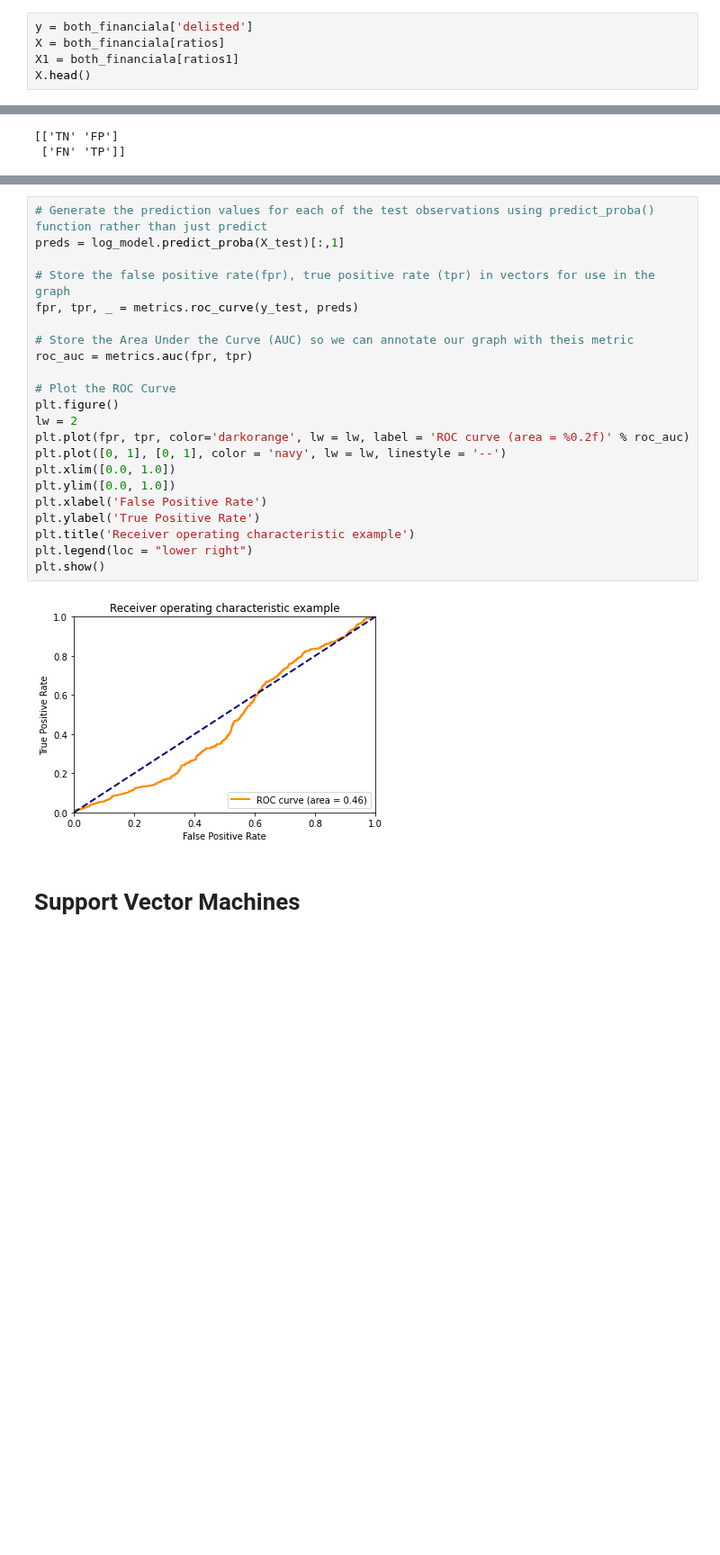
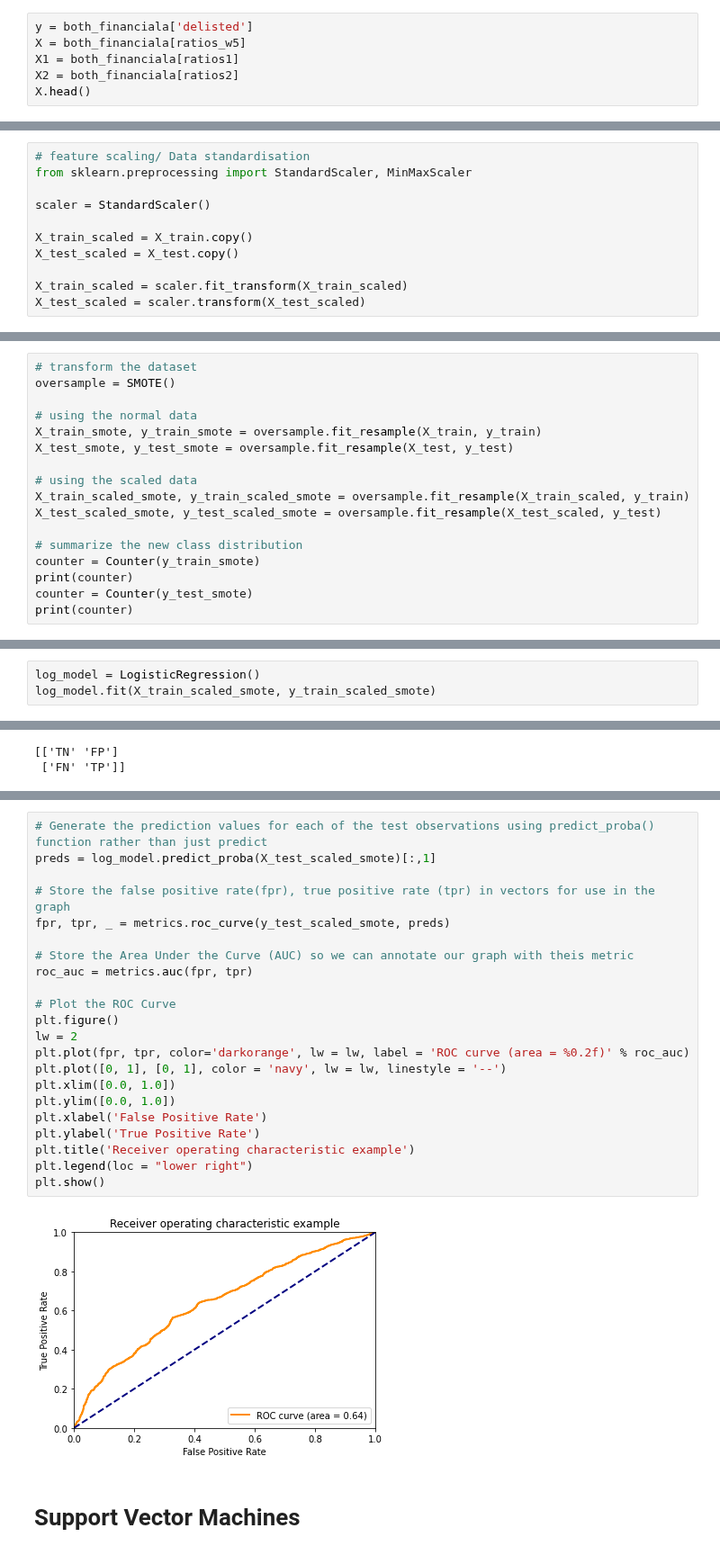
Before and after one commit to gentley99/IOD_2020_JIN, a Jupyter notebook: Assignment/Mini project 2/Mini project 2 - Jin .ipynb, the cells around one changed output, grey strips where cells are left out. Shown at 90% size. Saved outputs shown, nothing was run; the diff lists cells and outputs as text; blank space fills up the shorter version.

```diff
--- a/Assignment/Mini project 2/Mini project 2 - Jin .ipynb
+++ b/Assignment/Mini project 2/Mini project 2 - Jin .ipynb
@@ -447,7 +470,8 @@ both_financiala = both_financiala.loc[both_financiala['year']<2020]
 # EDA
 # %%
 y = both_financiala['delisted']
-X = both_financiala[ratios]
+X = both_financiala[ratios_w5]
 X1 = both_financiala[ratios1]
+X2 = both_financiala[ratios2]
 X.head()
 # %% [output]
@@ -548,2 +632,13 @@ both_financiala.loc[both_financiala['delisted']==0][ratios].describe()
+# %%
+# feature scaling/ Data standardisation
+from sklearn.preprocessing import StandardScaler, MinMaxScaler
+
+scaler = StandardScaler()
+
+X_train_scaled = X_train.copy()
+X_test_scaled = X_test.copy()
+
+X_train_scaled = scaler.fit_transform(X_train_scaled)
+X_test_scaled = scaler.transform(X_test_scaled)
 # %% [markdown]
 # Smote for under sampling
@@ -558,0 +657,17 @@ NameError: name 'Counter' is not defined
+# %%
+# transform the dataset
+oversample = SMOTE()
+
+# using the normal data
+X_train_smote, y_train_smote = oversample.fit_resample(X_train, y_train)
+X_test_smote, y_test_smote = oversample.fit_resample(X_test, y_test)
+
+# using the scaled data
+X_train_scaled_smote, y_train_scaled_smote = oversample.fit_resample(X_train_scaled, y_train)
+X_test_scaled_smote, y_test_scaled_smote = oversample.fit_resample(X_test_scaled, y_test)
+
+# summarize the new class distribution
+counter = Counter(y_train_smote)
+print(counter)
+counter = Counter(y_test_smote)
+print(counter)
@@ -566,0 +679,3 @@ LogisticRegression()
+# %%
+log_model = LogisticRegression()
+log_model.fit(X_train_scaled_smote, y_train_scaled_smote)
@@ -620,27 +737,27 @@ scores.mean()
 # %%
 # Generate the prediction values for each of the test observations using predict_proba() function rather than just predict
-preds = log_model.predict_proba(X_test)[:,1]
+preds = log_model.predict_proba(X_test_scaled_smote)[:,1]
 
 # Store the false positive rate(fpr), true positive rate (tpr) in vectors for use in the graph
-fpr, tpr, _ = metrics.roc_curve(y_test, preds)
+fpr, tpr, _ = metrics.roc_curve(y_test_scaled_smote, preds)
 
 # Store the Area Under the Curve (AUC) so we can annotate our graph with theis metric
 roc_auc = metrics.auc(fpr, tpr)
 
 # Plot the ROC Curve
 plt.figure()
 lw = 2
 plt.plot(fpr, tpr, color='darkorange', lw = lw, label = 'ROC curve (area = %0.2f)' % roc_auc)
 plt.plot([0, 1], [0, 1], color = 'navy', lw = lw, linestyle = '--')
 plt.xlim([0.0, 1.0])
 plt.ylim([0.0, 1.0])
 plt.xlabel('False Positive Rate')
 plt.ylabel('True Positive Rate')
 plt.title('Receiver operating characteristic example')
 plt.legend(loc = "lower right")
 plt.show()
 # %% [output]
-[figure, old version]
+[figure, new version]
 # %% [markdown]
 # Support Vector Machines
 # %%
```
Also changed, not shown: parts of 47 cells of this notebook, 6 other files.
